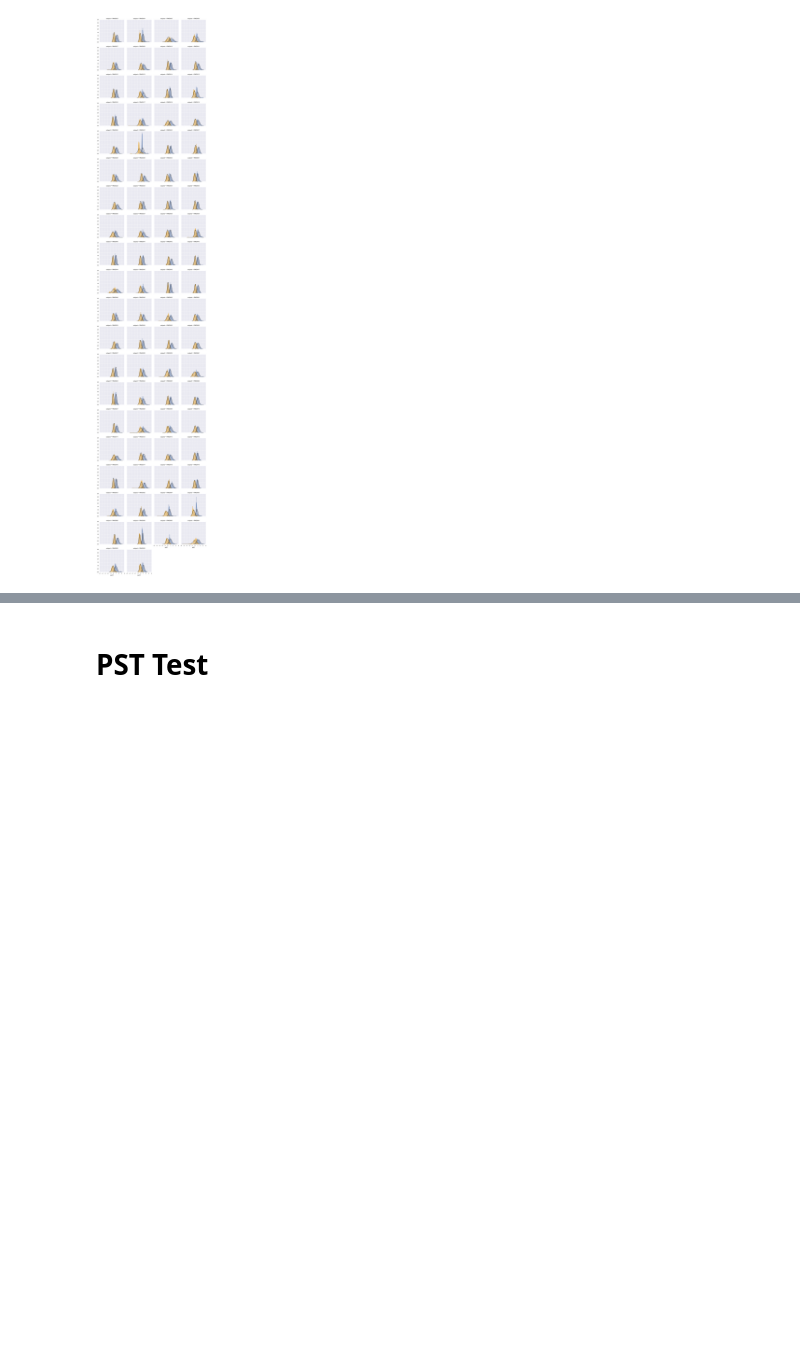
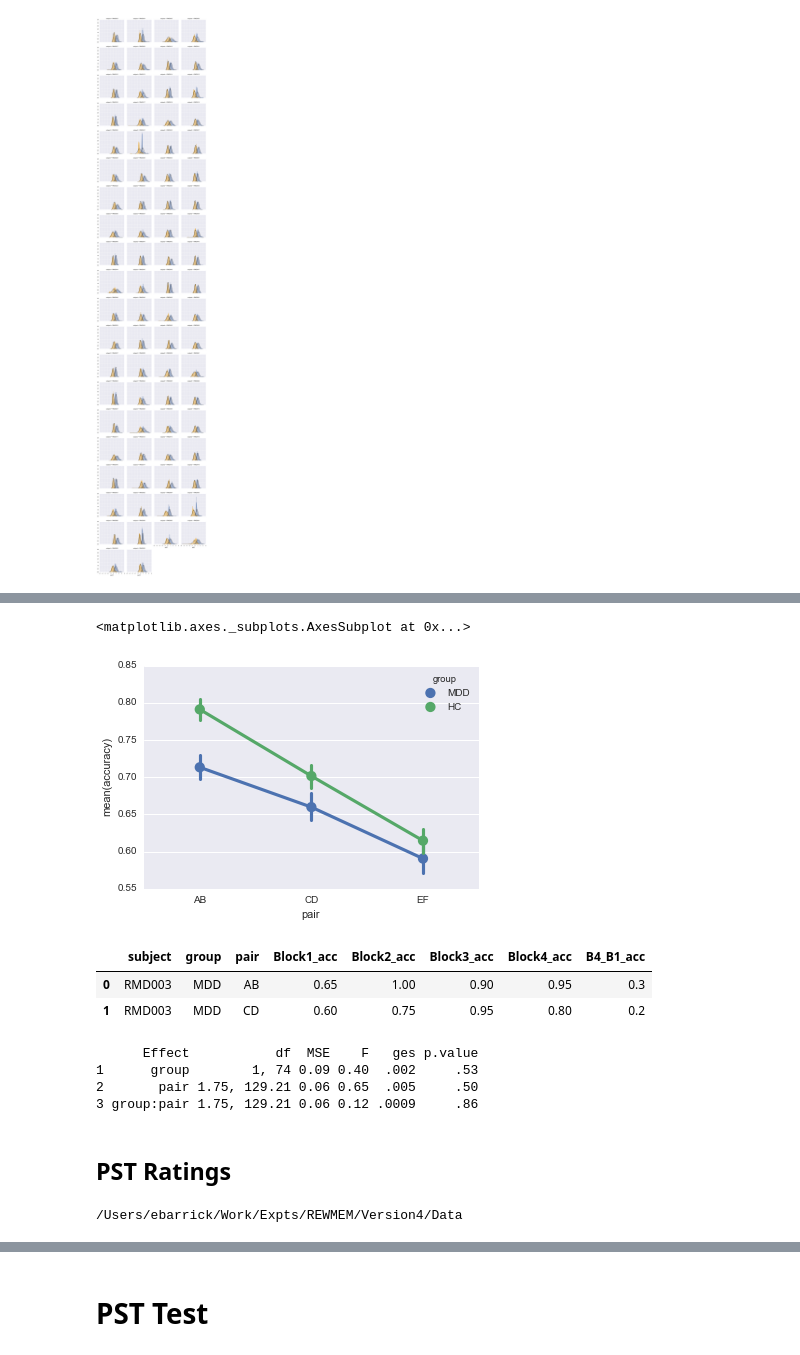
Before and after one commit to ebarrick/RMD_PST, a Jupyter notebook: PST_beh.ipynb, the cells around one changed output, grey strips where cells are left out. Cells and saved outputs as stored; diff of their text form; code cells hidden in the pictures; blank space fills up the shorter version.

```diff
--- a/PST_beh.ipynb
+++ b/PST_beh.ipynb
@@ -668,0 +739,23 @@ def CheckTrialType(stimulus):
+# %%
+#Accuracy between pairs
+sns.pointplot(x="pair", y="accuracy", hue="group", data=train_clean,x_order=['AB','CD','EF'])
+# %% [output]
+<matplotlib.axes._subplots.AxesSubplot at 0x...>
+[figure, added]
+# %%
+# Computing the difference scores for block 4 minus block 1 for accuracy
+g = train_clean.groupby(['subject','group','pair','block'])['accuracy'].mean()
+df = g.to_frame()
+df.reset_index(inplace=True)
+train_block_acc = df.pivot_table(index=['subject','group','pair'],columns='block',
+                                 values='accuracy')
+train_block_acc.reset_index(inplace=True)
+train_block_acc.head()
+new_cols = ['subject','group','pair','Block1_acc','Block2_acc','Block3_acc','Block4_acc']
+train_block_acc.columns = new_cols
+train_block_acc['B4_B1_acc'] = train_block_acc['Block4_acc']-train_block_acc['Block1_acc']
+train_block_acc.head(2)
+# %% [output]
+|  | subject | group | pair | Block1_acc | Block2_acc | Block3_acc | Block4_acc | B4_B1_acc |
+| 0 | RMD003 | MDD | AB | 0.65 | 1.00 | 0.90 | 0.95 | 0.3 |
+| 1 | RMD003 | MDD | CD | 0.60 | 0.75 | 0.95 | 0.80 | 0.2 |
@@ -668,0 +765,37 @@ def CheckTrialType(stimulus):
+# %%
+%Rpush train_block_acc
+%R train_bacc_afex <- aov_ez(id='subject', dv='B4_B1_acc', data=train_block_acc,\
+                             between='group', within=c('pair'))
+
+%R print (train_bacc_afex)
+# %% [output]
+      Effect           df  MSE    F   ges p.value
+1      group        1, 74 0.09 0.40  .002     .53
+2       pair 1.75, 129.21 0.06 0.65  .005     .50
+3 group:pair 1.75, 129.21 0.06 0.12 .0009     .86
+# %% [markdown]
+## PST Ratings
+# %%
+%cd {path2data}
+
+e_dfs = []
+ef_d = re.compile('fMRI_ratings')
+
+subjects = !ls -d RMD0*
+
+for subject in subjects:
+    curr_path = path2data + subject + "/"
+    for root, dirs, files in os.walk(curr_path):
+        for filename in files:
+            ef_m = ef_d.search(filename)
+            if ef_m:
+                file_path = curr_path + filename
+                e_df = pd.read_csv(file_path)
+                e_df['subject'] = subject
+                e_dfs.append(e_df)
+
+PST_ratings = pd.concat(e_dfs)
+ratings_columns = ['subject','stimulus','prompt','rating']
+PST_ratings = PST_ratings.reindex(columns=ratings_columns)
+# %% [output]
+/Users/ebarrick/Work/Expts/REWMEM/Version4/Data
```
Also changed, not shown: parts of 27 cells of this notebook.
